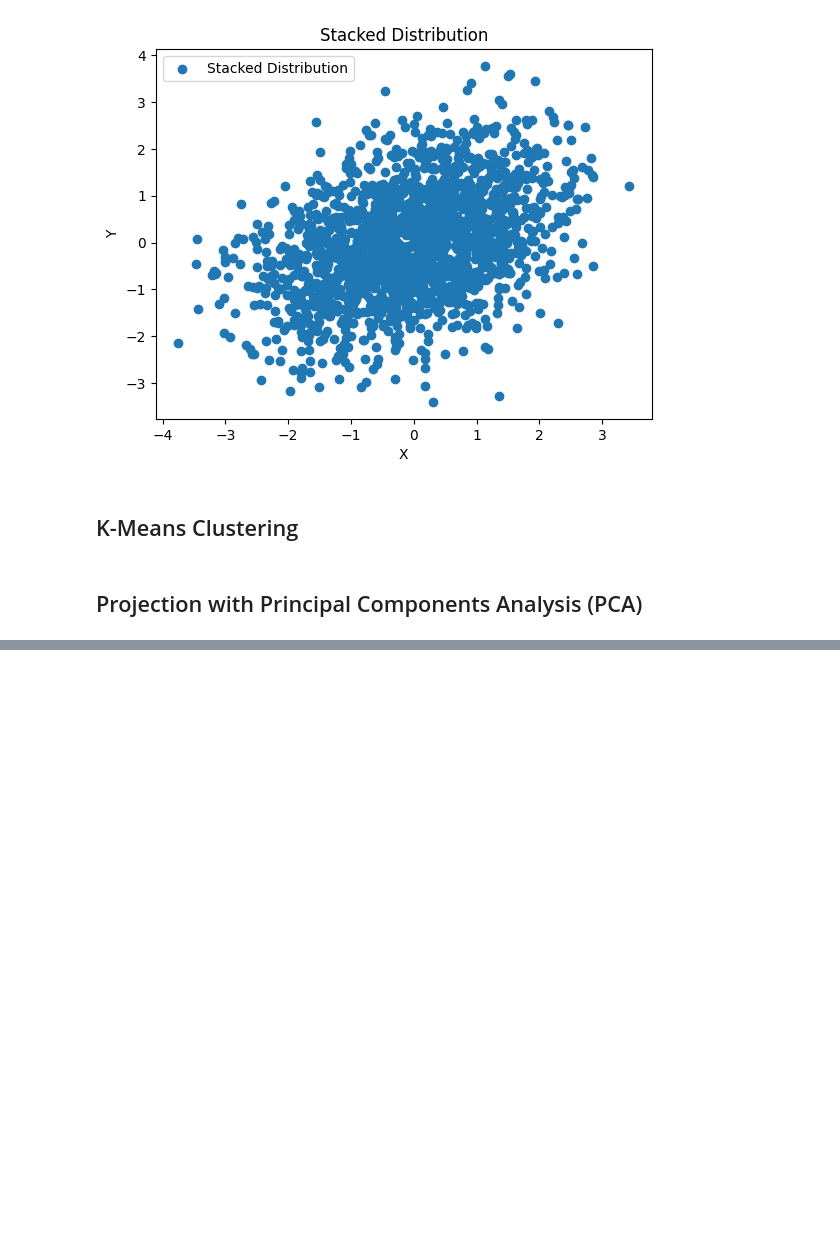
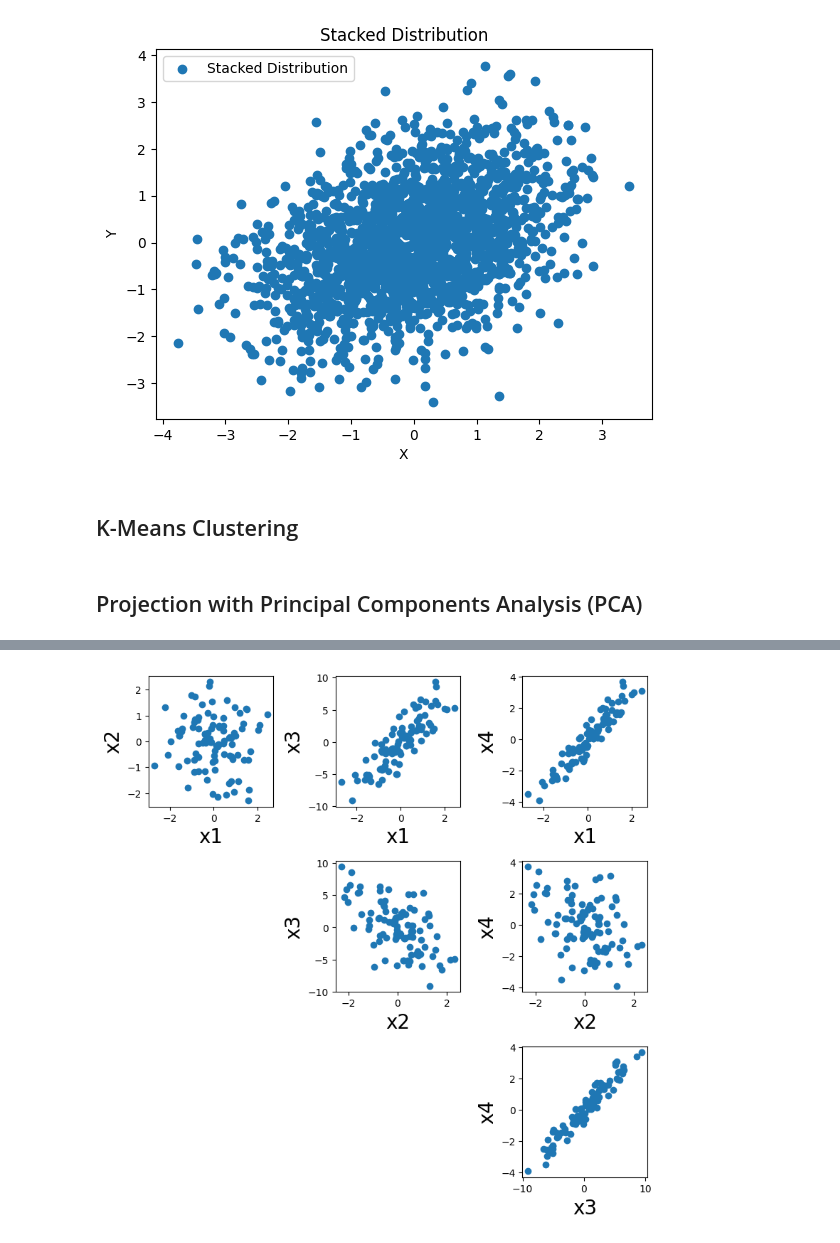
Before and after one commit to FlexTaco/cs370, a Jupyter notebook: assignments/assignment-1/011_assignment_1.ipynb, the cells around one changed output, grey strips where cells are left out. Saved outputs shown, nothing was run; the diff lists cells and outputs as text; code cells hidden in the pictures; blank space fills up the shorter version.

```diff
--- a/assignments/assignment-1/011_assignment_1.ipynb
+++ b/assignments/assignment-1/011_assignment_1.ipynb
@@ -53,54 +53,60 @@ plt.show()
 # %% [markdown]
 ## Projection with Principal Components Analysis (PCA)
 # %%
-import numpy as np
+import torch
+import torch.nn.functional as F
 import matplotlib.pyplot as plt
-import torch
-from sklearn.decomposition import PCA
 
 #generate some data
-X = np.random.normal(0, 1, (100, 4))
-X[:,2] = 3 * X[:,0] - 2 * X[:,1] + np.random.normal(0, 0.1, 100)
-X[:,3] = 1.5 * X[:,0] - 0.5 * X[:,1] + np.random.normal(0, 0.1, 100)
+X = torch.randn(100, 4)
+X[:, 2] = 3 * X[:, 0] - 2 * X[:, 1] + torch.normal(0, 0.1, (100,))
+X[:, 3] = 1.5 * X[:, 0] - 0.5 * X[:, 1] + torch.normal(0, 0.1, (100,))
 
 #each feature will have zero mean
-X = X - np.mean(X, axis=0)
-plt.figure(figsize=(10,10))
+X = X - X.mean(dim=0)
+plt.figure(figsize=(10, 10))
 for i in range(4):
     for j in range(4):
         if j > i:
-            plt.subplot(4,4,i*4+j+1)
-            plt.scatter(X[:,i], X[:,j])
+            plt.subplot(4, 4, i*4+j+1)
+            plt.scatter(X[:, i].numpy(), X[:, j].numpy())
             plt.xlabel(f'x{i+1}', fontsize=20)
             plt.ylabel(f'x{j+1}', fontsize=20)
 plt.tight_layout()
 
-#initialize
-pca = PCA(n_components=4)
-
-#fit
-pca.fit(X)
-
-#get principal components
-principal_compsbuiltin = pca.components.T
-
 #print each principal component
-for i,component in enumerate(pca.components_):
-    print(f'principal component {i}')
+for i, component in enumerate(eigenvectors.t()):
+    print(f'Principal component {i}')
     print(component)
     print()
 
+
 #compute covariance matrix
-#https://www.youtube.com/watch?v=F-aku75OpoM
-cov_matrix = sum([X[i].reshape(-1,1) @ X[i].reshape(1,-1) for i in range(100)]) / 100
-#eigenvalues and eigenvectors of covariance matrix
-eigvecs = np.linalg.eig(cov_matrix)
-#sort order by magnitude of eigenvalue
-ordering = np.argsort(eigvecs[0])[::-1]
-#get eigenvectors
-principal_comps_byhand = eigvecs[1][:,ordering]
-#our by-hand eigenvectors
-print(principal_comps_byhand)
-print()
-#results from built-in call
-print(principal_comps_builtin)
+cov_matrix = torch.mm(X.t(), X) / (X.shape[0] - 1)
+
+#compute eigenvalues and eigenvectors
+eigenvalues, eigenvectors = torch.linalg.eigh(cov_matrix)
+
+#sort eigenvectors by eigenvalues
+sorted_indices = torch.argsort(eigenvalues, descending=True)
+eigenvalues = eigenvalues[sorted_indices]
+eigenvectors = eigenvectors[:, sorted_indices]
+
+#compare with torch.pca_lowrank
+U, S, V = torch.pca_lowrank(X)
+
+#have to flip the sign
+for i in range(eigenvectors.shape[1]):
+    if torch.dot(eigenvectors[:, i], V[:, i]) < 0:
+        eigenvectors[:, i] *= -1
+
+
+print("Principal components from torch.pca_lowrank:")
+print(V)
+
+#have to transpose it, else the numbers are backwards
+X_pca = eigenvectors.t()
+calculated = torch.transpose(X_pca,0,1)
+print("Principal components from calculation:")
+print(calculated)
+# %% [output]
@@ -106,0 +130 @@ print(principal_comps_builtin)
+[figure, added]
```
Also changed, not shown: parts of 1 cell of this notebook.
